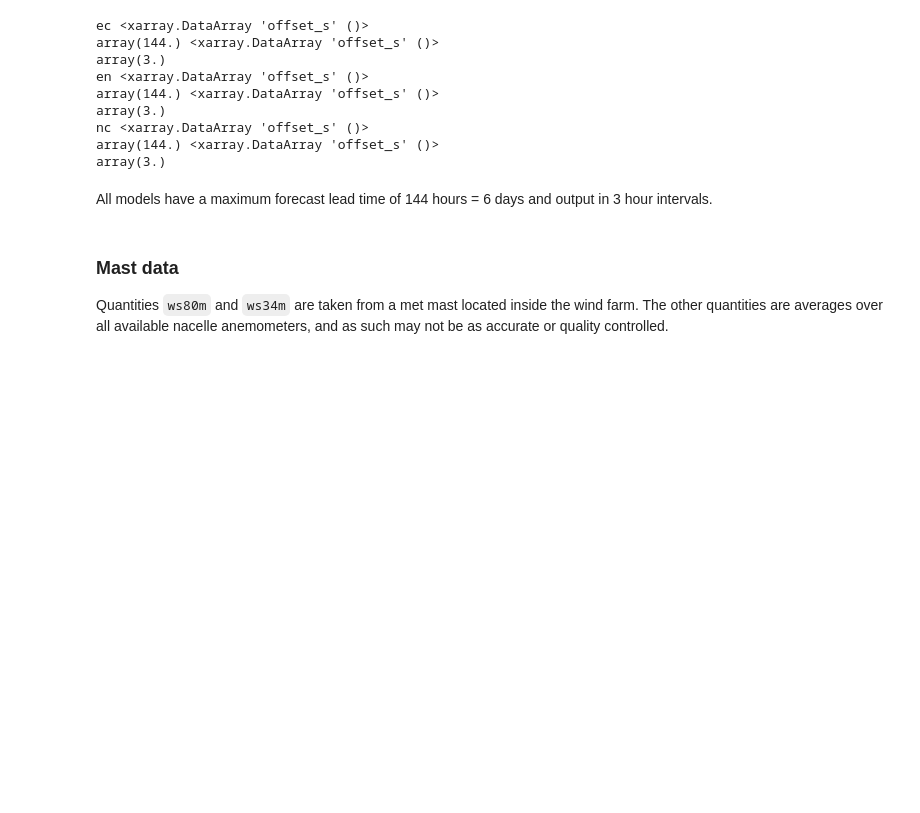
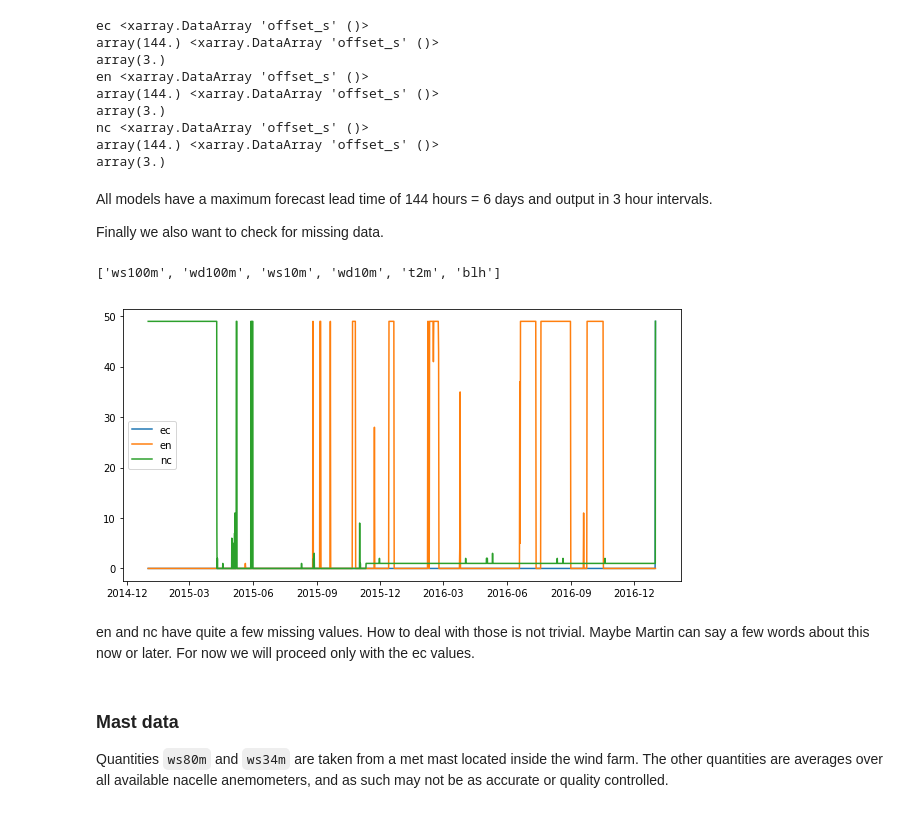
Before and after one commit to waves2weather/W2W-ML-Workshop, a Jupyter notebook: nb4_prep-windfarm.ipynb, the cells around one changed output. Cells and saved outputs as stored; diff of their text form; code cells hidden in the pictures; blank space fills up the shorter version.

Commit message:
Checkpoint

```diff
--- a/nb4_prep-windfarm.ipynb
+++ b/nb4_prep-windfarm.ipynb
@@ -146,6 +149,21 @@ array(144.) <xarray.DataArray 'offset_s' ()>
 array(3.)
 # %% [markdown]
 All models have a maximum forecast lead time of 144 hours = 6 days and output in 3 hour intervals.
+
+Finally we also want to check for missing data.
+# %%
+list(nwps['ec'].data_vars)
+# %% [output]
+['ws100m', 'wd100m', 'ws10m', 'wd10m', 't2m', 'blh']
+# %%
+fig = plt.figure(figsize=(10, 5))
+for m, nwp in nwps.items():
+    plt.plot(nwp.epoch_s, np.isnan(list(nwp.data_vars.values())[0].values).sum(1), label=m)
+plt.legend();
+# %% [output]
+[figure, added]
+# %% [markdown]
+en and nc have quite a few missing values. How to deal with those is not trivial. Maybe Martin can say a few words about this now or later. For now we will proceed only with the ec values.
 # %% [markdown]
 ### Mast data
 
```
Also changed, not shown: parts of 67 cells of this notebook, 2 other files.
